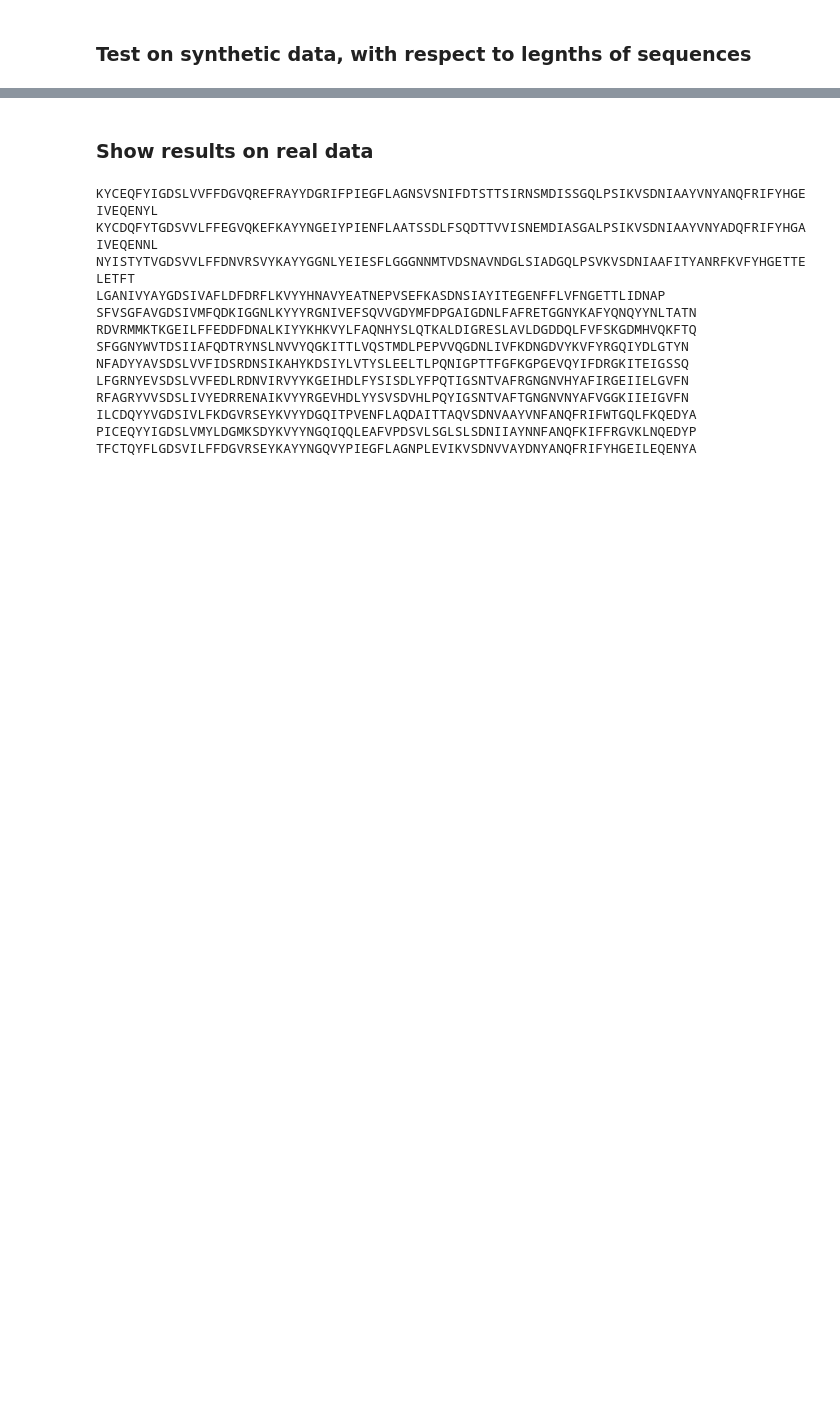
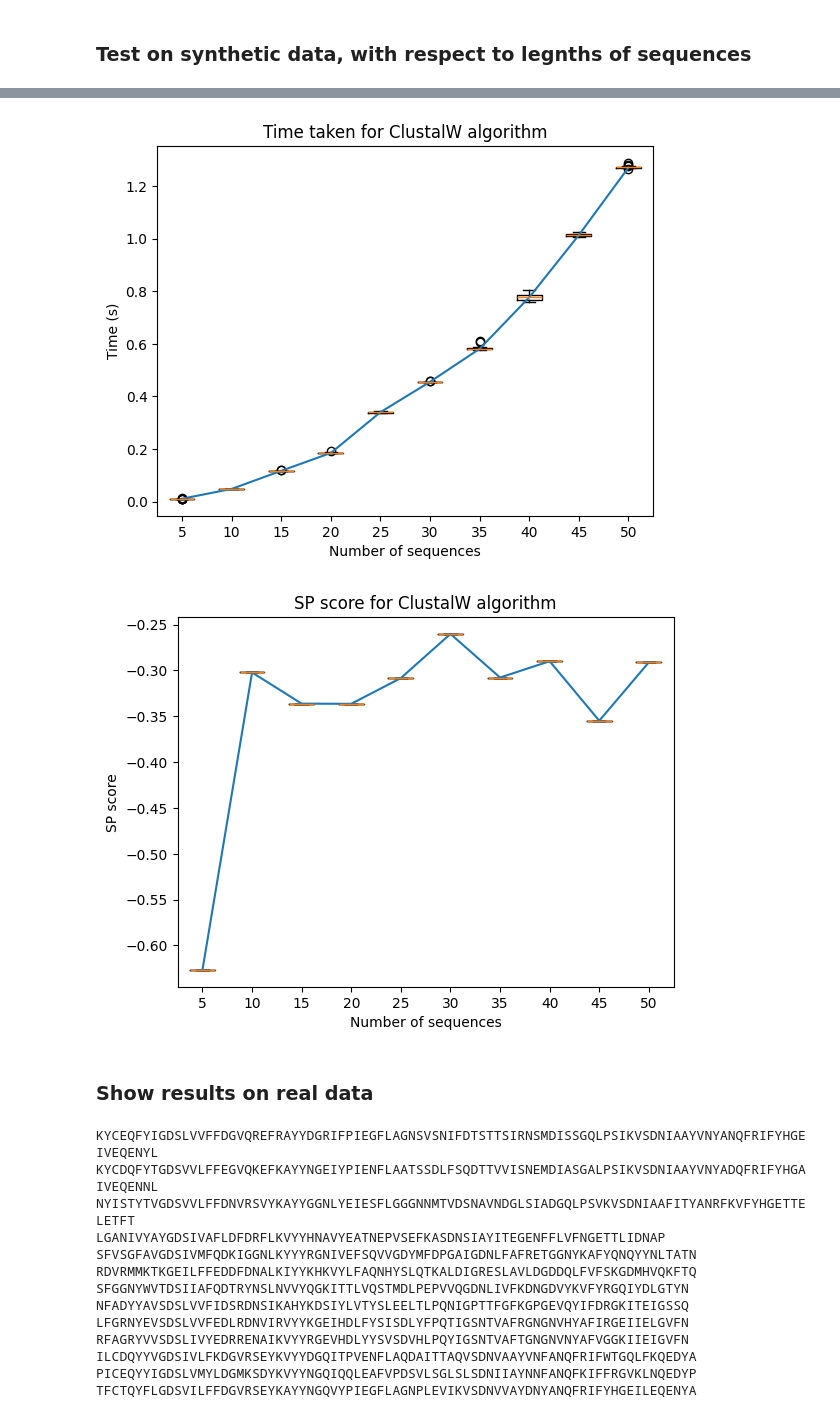
Before and after one commit to Github-Tree-0/Multi-Sequence-Alignment, a Jupyter notebook: test.ipynb, the cells around one changed output, grey strips where cells are left out. Cells and saved outputs as stored; diff of their text form; code cells hidden in the pictures; blank space fills up the shorter version.

```diff
--- a/test.ipynb
+++ b/test.ipynb
@@ -149,3 +197,45 @@ plt.show()
+# %%
+# With respect to the number of sequences, choose length of sequences = 10
+
+times = []
+scores = []
+
+for seq_len in tqdm(range(5, 51, 5)):
+    time_samples = []
+    score_samples = []
+    gen_sequences = synthetic_gen(seq_len, 10)
+    for _ in range(20):
+        start = time.time()
+        alignment = multi_sequence_alignment(gen_sequences)
+        end = time.time()
+        # replace '_' with '-' in alignment
+        alignment = [''.join(list(alignment.alignment.loc[i].values)).replace('_', '#') for i in range(len(gen_sequences))]
+        time_samples.append(end-start)
+        score_samples.append(compute_sp(alignment, score_mat, dictionary))
+    times.append(time_samples)
+    scores.append(score_samples)
+# %%
+# Box plot of times
+plt.boxplot(times)
+plt.plot(range(1, 11), [np.median(samples) for samples in times])
+plt.xlabel('Number of sequences')
+plt.ylabel('Time (s)')
+plt.title('Time taken for ClustalW algorithm')
+plt.xticks(ticks=range(1, 11), labels=[str(i*5) for i in range(1, 11)])
+plt.show()
+
+
+# Box plot of sp scores
+plt.boxplot(scores)
+plt.plot(range(1, 11), [np.median(samples) for samples in scores])
+plt.xlabel('Number of sequences')
+plt.ylabel('SP score')
+plt.title('SP score for ClustalW algorithm')
+plt.xticks(ticks=range(1, 11), labels=[str(i*5) for i in range(1, 11)])
+plt.show()
+# %% [output]
+[figure, added]
+[figure, added]
 # %% [markdown]
 ### Show results on real data
 # %%
```
Also changed, not shown: parts of 16 cells of this notebook.
